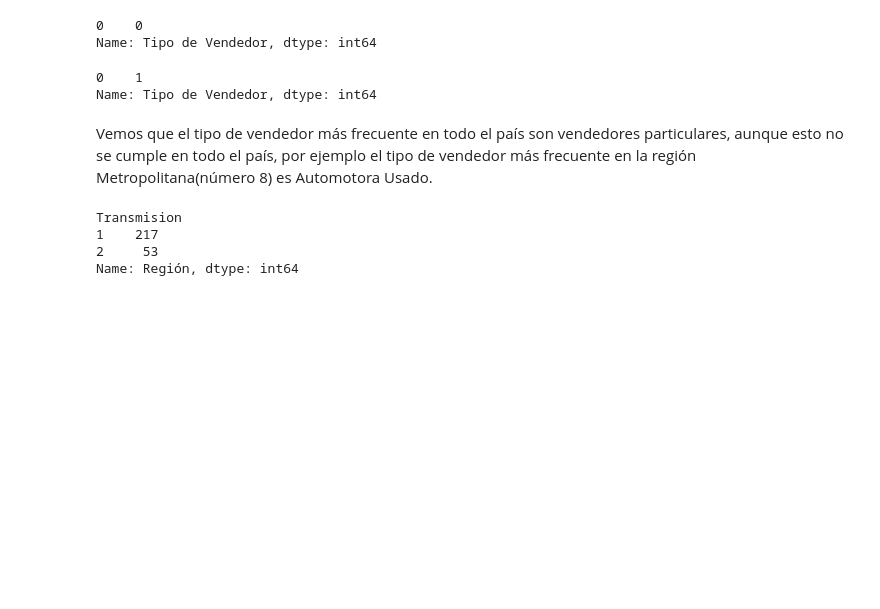
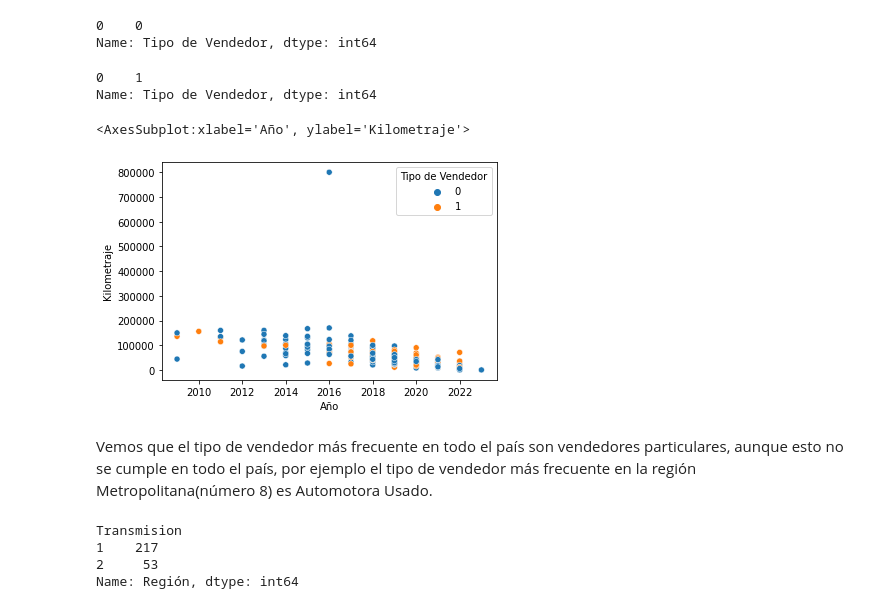
Before and after one commit to AlonsoCasanova/Proyecto-IMT2200, a Jupyter notebook: analisis.ipynb, the cells around one changed output. Drawn from its saved outputs; the diff is of its cells as text; code cells hidden in the pictures; blank space fills up the shorter version.

```diff
--- a/analisis.ipynb
+++ b/analisis.ipynb
@@ -135,6 +135,11 @@ vendedor_mas_frecuente_stgo
 # %% [output]
 0    1
 Name: Tipo de Vendedor, dtype: int64
+# %%
+sns.scatterplot(data=df, y='Kilometraje', x='Año', hue='Tipo de Vendedor')
+# %% [output]
+<AxesSubplot:xlabel='Año', ylabel='Kilometraje'>
+[figure, added]
 # %% [markdown]
 Vemos que el tipo de vendedor más frecuente en todo el país son vendedores particulares, aunque esto no se cumple en todo el país, por ejemplo el tipo de vendedor más frecuente en la región Metropolitana(número 8) es Automotora Usado.
 # %%
```
Also changed, not shown: parts of 1 cell of this notebook, 1 other file.
